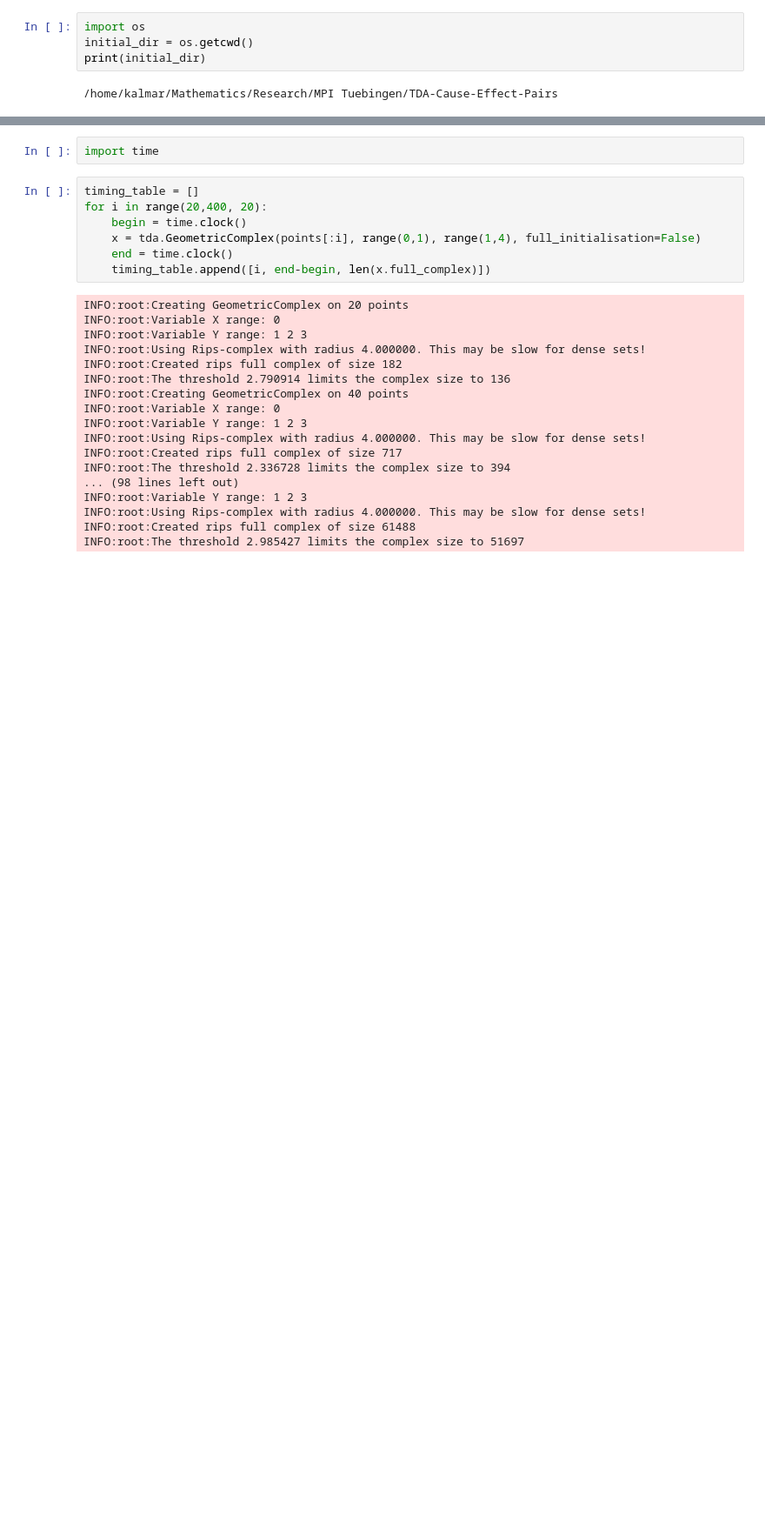
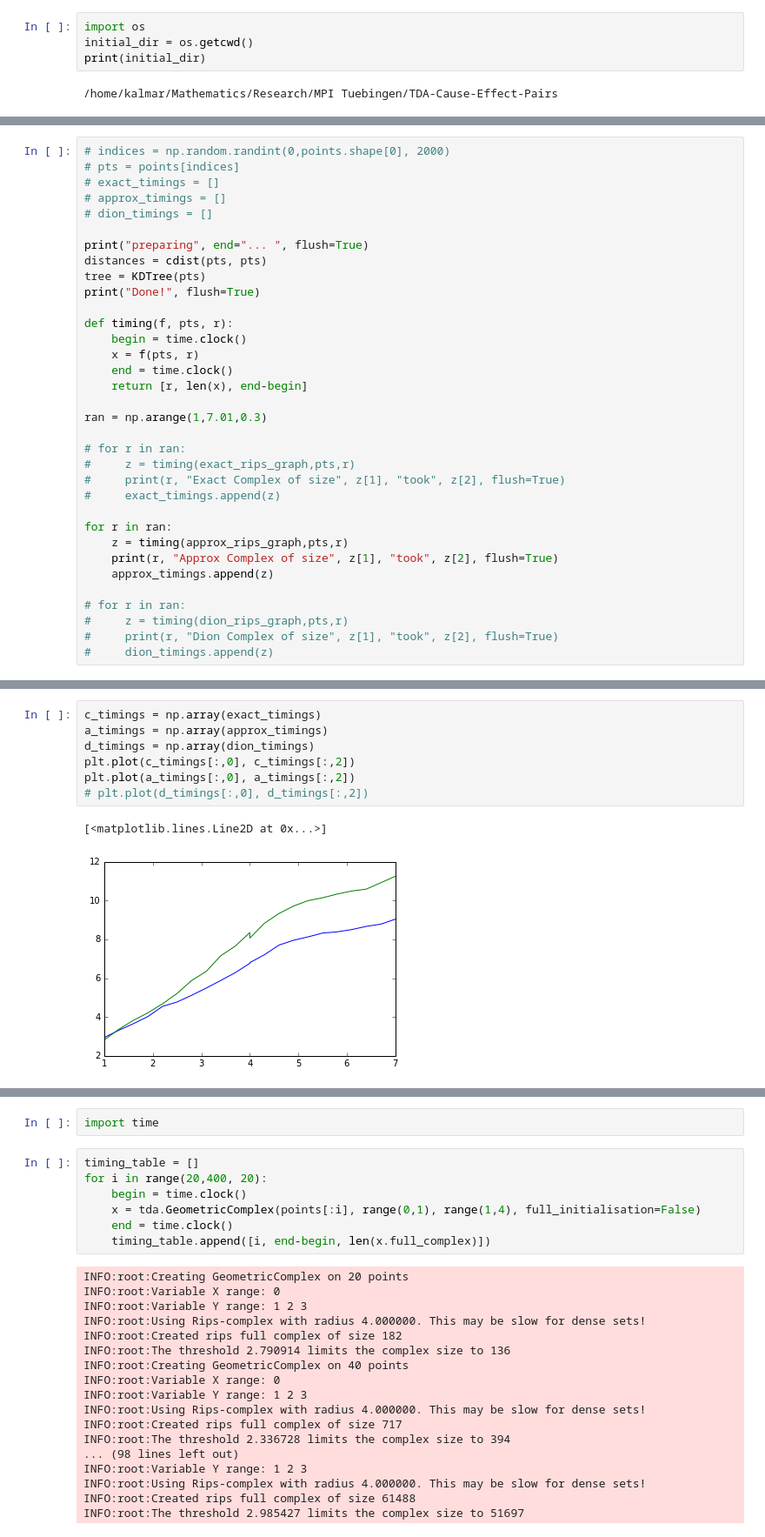
Before and after one commit to abulak/TDA-Cause-Effect-Pairs, a Jupyter notebook: Performance tuning - Rips Complex.ipynb, the cells around one changed output, grey strips where cells are left out. Shown: that part at 87% size. Saved outputs shown, nothing was run; the diff lists cells and outputs as text; blank space fills up the shorter version.

```diff
--- a/Performance tuning - Rips Complex.ipynb
+++ b/Performance tuning - Rips Complex.ipynb
@@ -99,0 +116,34 @@ points = np.loadtxt("./pairs/" + file)
+# %%
+# indices = np.random.randint(0,points.shape[0], 2000)
+# pts = points[indices]
+# exact_timings = []
+# approx_timings = []
+# dion_timings = []
+
+print("preparing", end="... ", flush=True)
+distances = cdist(pts, pts)
+tree = KDTree(pts)
+print("Done!", flush=True)
+
+def timing(f, pts, r):
+    begin = time.clock()
+    x = f(pts, r)
+    end = time.clock()
+    return [r, len(x), end-begin]
+
+ran = np.arange(1,7.01,0.3)
+
+# for r in ran:
+#     z = timing(exact_rips_graph,pts,r)
+#     print(r, "Exact Complex of size", z[1], "took", z[2], flush=True)
+#     exact_timings.append(z)
+
+for r in ran:
+    z = timing(approx_rips_graph,pts,r)
+    print(r, "Approx Complex of size", z[1], "took", z[2], flush=True)
+    approx_timings.append(z)
+
+# for r in ran:
+#     z = timing(dion_rips_graph,pts,r)
+#     print(r, "Dion Complex of size", z[1], "took", z[2], flush=True)
+#     dion_timings.append(z)
@@ -99,0 +156,10 @@ points = np.loadtxt("./pairs/" + file)
+# %%
+c_timings = np.array(exact_timings)
+a_timings = np.array(approx_timings)
+d_timings = np.array(dion_timings)
+plt.plot(c_timings[:,0], c_timings[:,2])
+plt.plot(a_timings[:,0], a_timings[:,2])
+# plt.plot(d_timings[:,0], d_timings[:,2])
+# %% [output]
+[<matplotlib.lines.Line2D at 0x...>]
+[figure, added]
```
Also changed, not shown: parts of 11 cells of this notebook.
